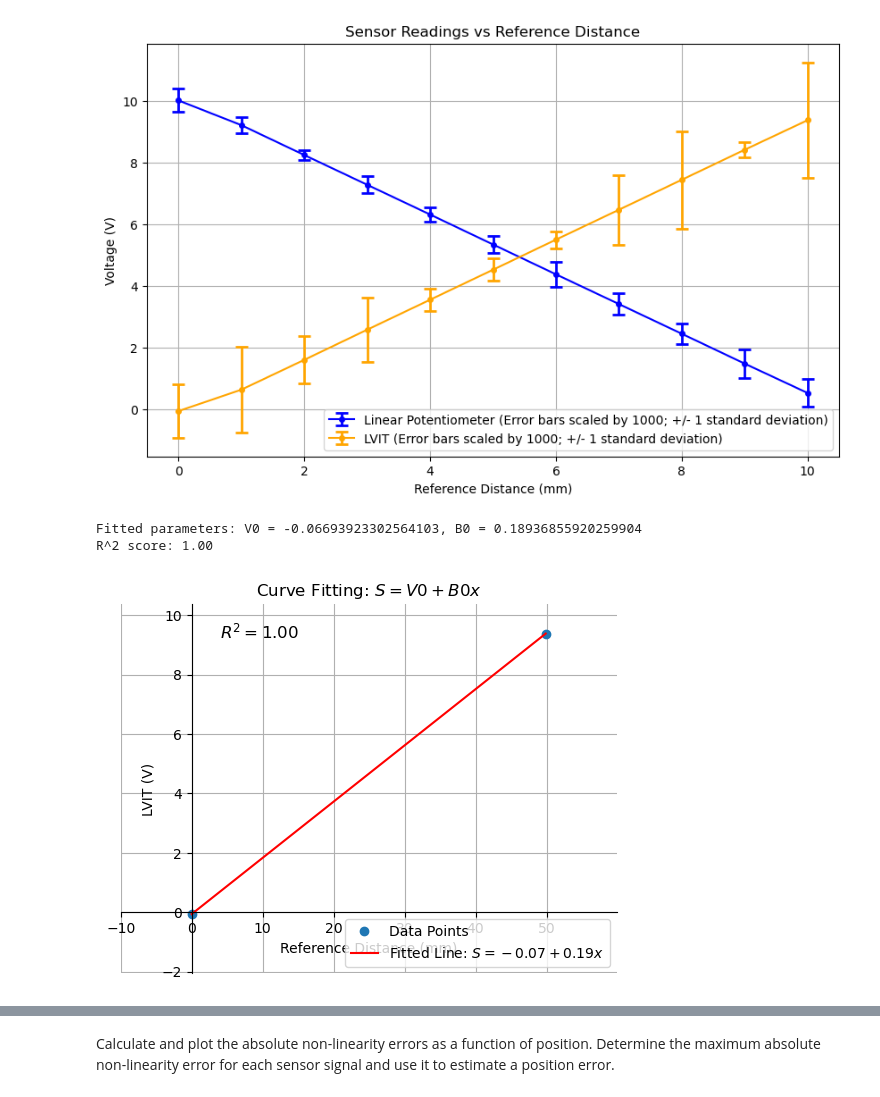
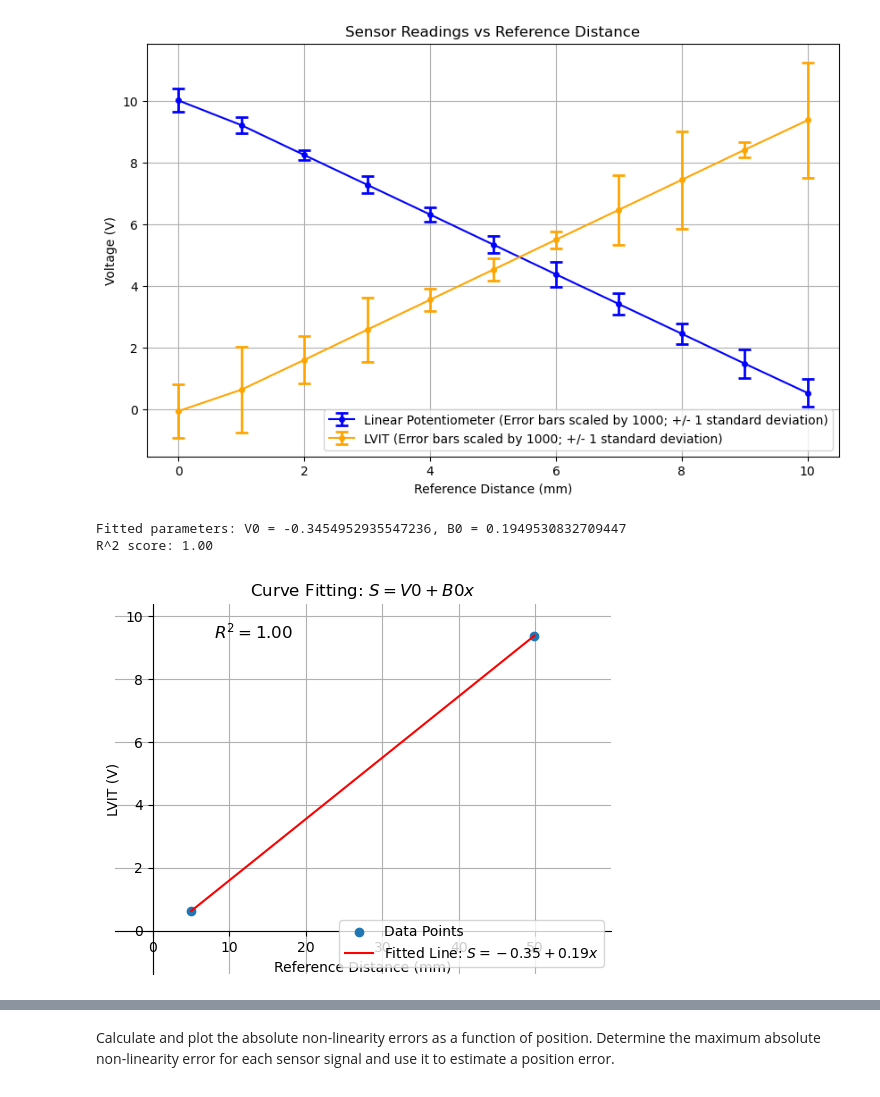
Before and after one commit to Koi199/MECH-420-scripts, a Jupyter notebook: Lab 2 Data/Mech420Lab2.ipynb, the cells around one changed output, grey strips where cells are left out. Saved outputs shown, nothing was run; the diff lists cells and outputs as text; code cells hidden in the pictures.

```diff
--- a/Lab 2 Data/Mech420Lab2.ipynb
+++ b/Lab 2 Data/Mech420Lab2.ipynb
@@ -99,7 +99,7 @@ plt.show()
 [figure]
 # %%
 # Create a new DataFrame with the first and last rows using iloc (endpoints)
-endpoints_df = averages.iloc[[0, -1]].copy()
+endpoints_df = averages.iloc[[1, -1]].copy()
 
 #define the model function to fit
 def model_function(x, V0, B0):
@@ -145,35 +145,35 @@ ax.plot(endpoints_df['Reference Distance (mm)'], y_fit, label=rf'Fitted Line: $S
 # Move the x-axis and y-axis to intersect at zero
 ax.spines['left'].set_position('zero')
 ax.spines['bottom'].set_position('zero')
 
 # Hide the top and right spines
 ax.spines['right'].set_color('none')
 ax.spines['top'].set_color('none')
 
 # Set limits to ensure visibility
 ax.set_xlim(min(endpoints_df['Reference Distance (mm)']) - 10, max(endpoints_df['Reference Distance (mm)']) + 10)
 ax.set_ylim(min(endpoints_df['LVIT (V)']) - 2, max(endpoints_df['LVIT (V)']) + 1)
 
 # Set labels and title
 ax.set_xlabel('Reference Distance (mm)')
 ax.set_ylabel('LVIT (V)')
 ax.set_title(rf'Curve Fitting: $S = V0 + B0x$')
 
 # Show the grid
 ax.grid(True)
 
 # Add the R^2 score as text annotation
 ax.text(0.2, 0.9, f'$R^2 = {r2_formatted}$', transform=ax.transAxes, fontsize=12, verticalalignment='bottom')
 
 # Display the legend
 ax.legend(loc = 'lower right')
 
 # Show the plot
 plt.show()
 # %% [output]
-Fitted parameters: V0 = -0.06693923302564103, B0 = 0.18936855920259904
+Fitted parameters: V0 = -0.3454952935547236, B0 = 0.1949530832709447
 R^2 score: 1.00
-[figure, old version]
+[figure, new version]
 # %%
 #define the model function to fit
 def model_function(x, V0, B0):
```
Also changed, not shown: parts of 3 cells of this notebook.
